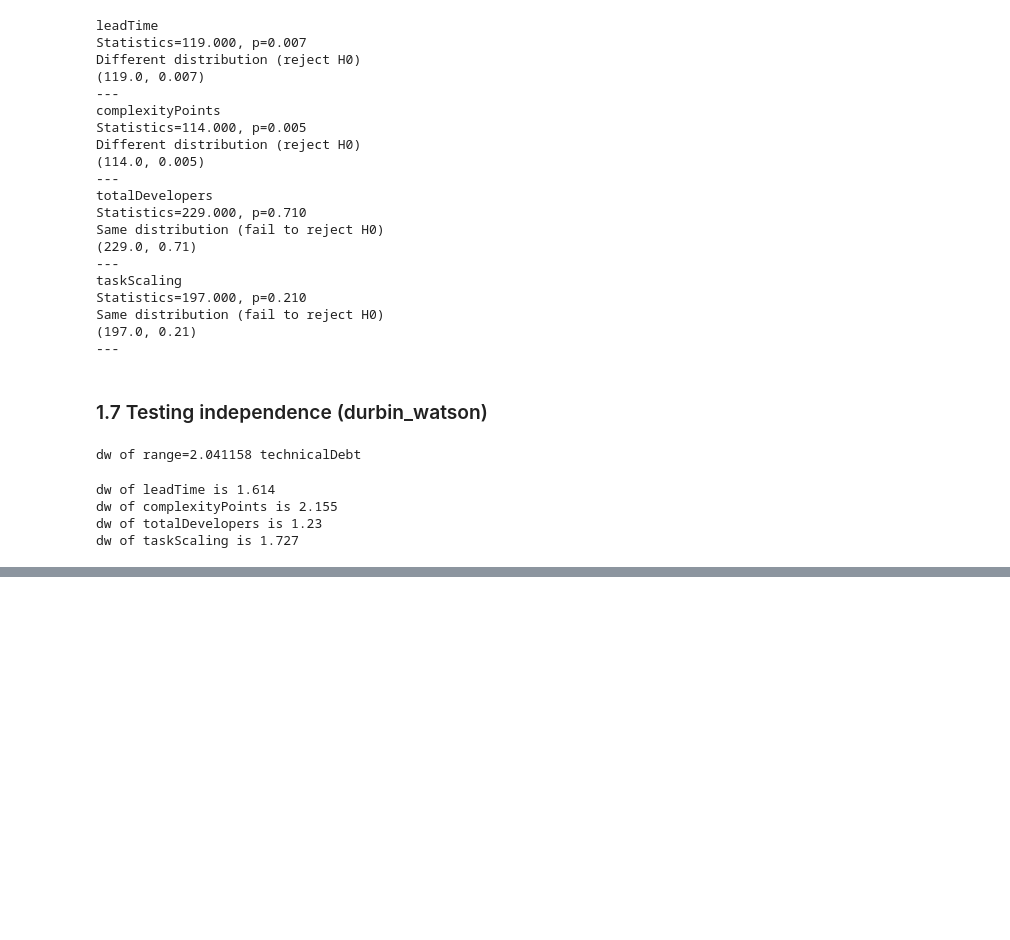
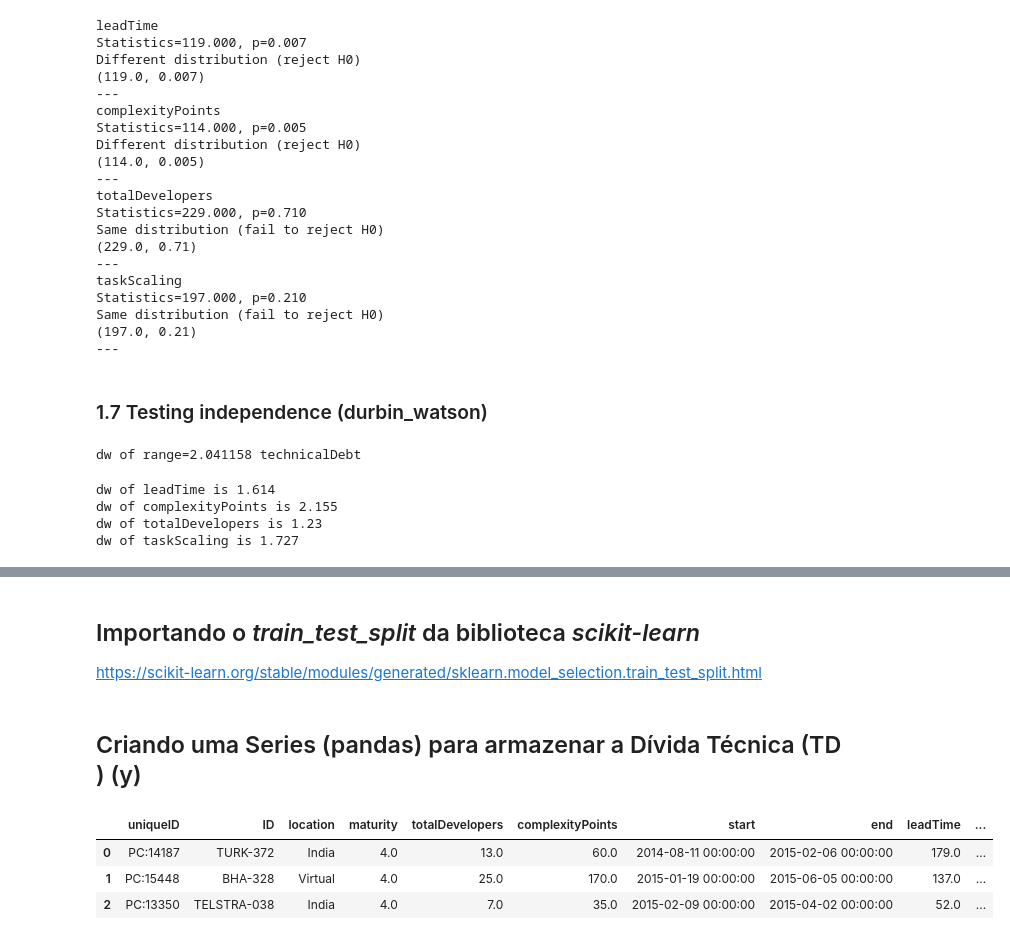
Before and after one commit to Technical-Debt-Large-Scale/tdmls, a Jupyter notebook: Análise da Tabela de Métricas-Normalizados.ipynb, the cells around one changed output, grey strips where cells are left out. Saved outputs shown, nothing was run; the diff lists cells and outputs as text; code cells hidden in the pictures; blank space fills up the shorter version.

```diff
--- a/Análise da Tabela de Métricas-Normalizados.ipynb
+++ b/Análise da Tabela de Métricas-Normalizados.ipynb
@@ -951,0 +976,4 @@ dw of taskScaling is 1.727
+# %% [markdown]
+## Importando o *train_test_split* da biblioteca *scikit-learn*
+
+https://scikit-learn.org/stable/modules/generated/sklearn.model_selection.train_test_split.html
@@ -951,0 +982,9 @@ dw of taskScaling is 1.727
+# %% [markdown]
+## Criando uma Series (pandas) para armazenar a Dívida Técnica (TD ) (y)
+# %%
+df_all_metrics.head(3)
+# %% [output]
+|  | uniqueID | ID | location | maturity | totalDevelopers | complexityPoints | start | end | leadTime | ... |
+| 0 | PC:14187 | TURK-372 | India | 4.0 | 13.0 | 60.0 | 2014-08-11 00:00:00 | 2015-02-06 00:00:00 | 179.0 | ... |
+| 1 | PC:15448 | BHA-328 | Virtual | 4.0 | 25.0 | 170.0 | 2015-01-19 00:00:00 | 2015-06-05 00:00:00 | 137.0 | ... |
+| 2 | PC:13350 | TELSTRA-038 | India | 4.0 | 7.0 | 35.0 | 2015-02-09 00:00:00 | 2015-04-02 00:00:00 | 52.0 | ... |
```
Also changed, not shown: parts of 73 cells of this notebook.
